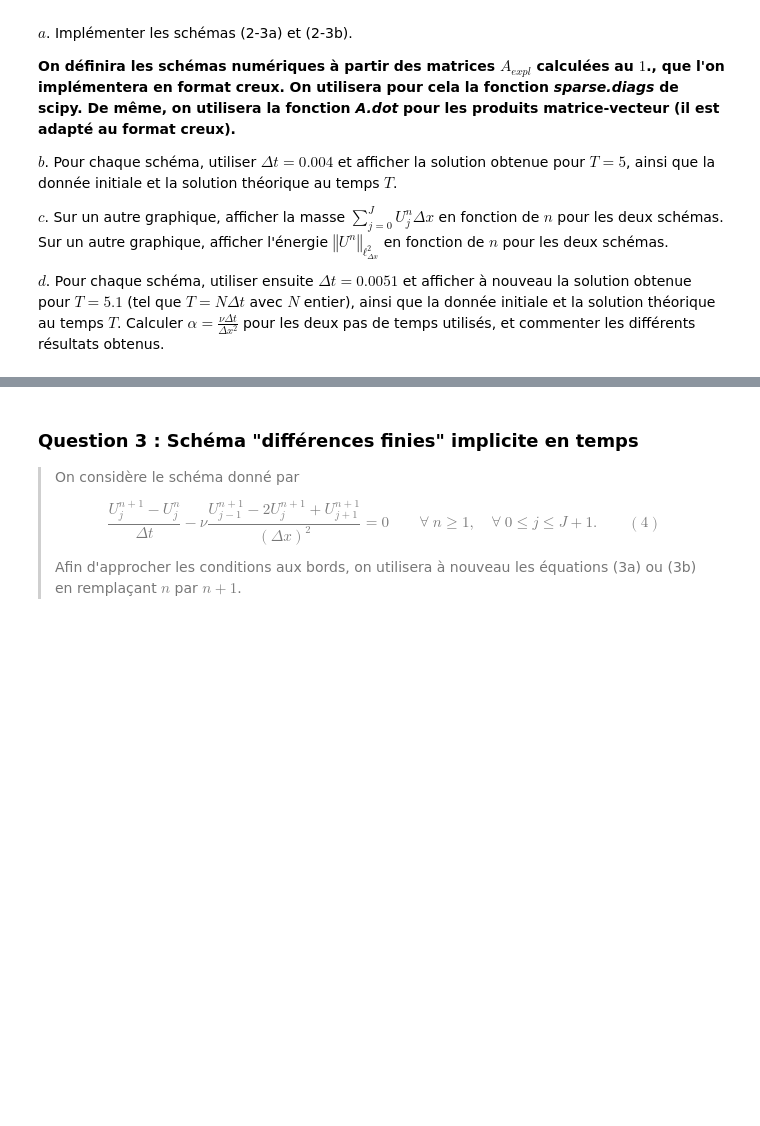
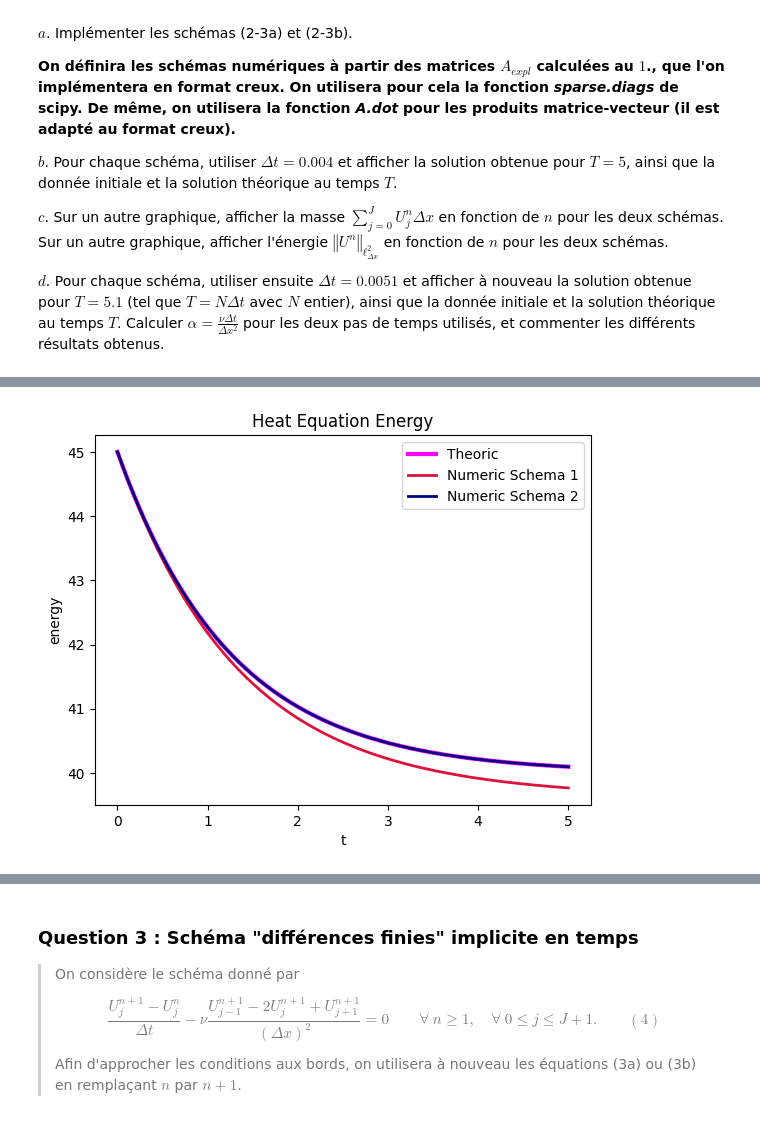
Before and after one commit to Eric-Guerra-Ribeiro/AMP_41012, a Jupyter notebook: pc9.ipynb, the cells around one changed output, grey strips where cells are left out. Drawn from its saved outputs; the diff is of its cells as text; code cells hidden in the pictures; blank space fills up the shorter version.

```diff
--- a/pc9.ipynb
+++ b/pc9.ipynb
@@ -251,0 +321,14 @@ def u_th(t, x):
+# %%
+# Tracer l'énergie des solutions numériques obtenues avec les différents schémas en fonction du temps
+energy_theoric = L*(4 + 0.5*np.exp(-2*nu*(2*np.pi/L)**2*time_line))
+
+plt.title("Heat Equation Energy")
+plt.plot(time_line, energy_theoric, color='fuchsia', label='Theoric', linewidth=3)
+plt.plot(time_line, sol1_energy, color='crimson', label='Numeric Schema 1', linewidth=2)
+plt.plot(time_line, sol2_energy, color='navy', label='Numeric Schema 2', linewidth=2)
+plt.xlabel("t")
+plt.ylabel("energy")
+plt.legend()
+plt.show()
+# %% [output]
+[figure, added]
```
Also changed, not shown: parts of 44 cells of this notebook.
